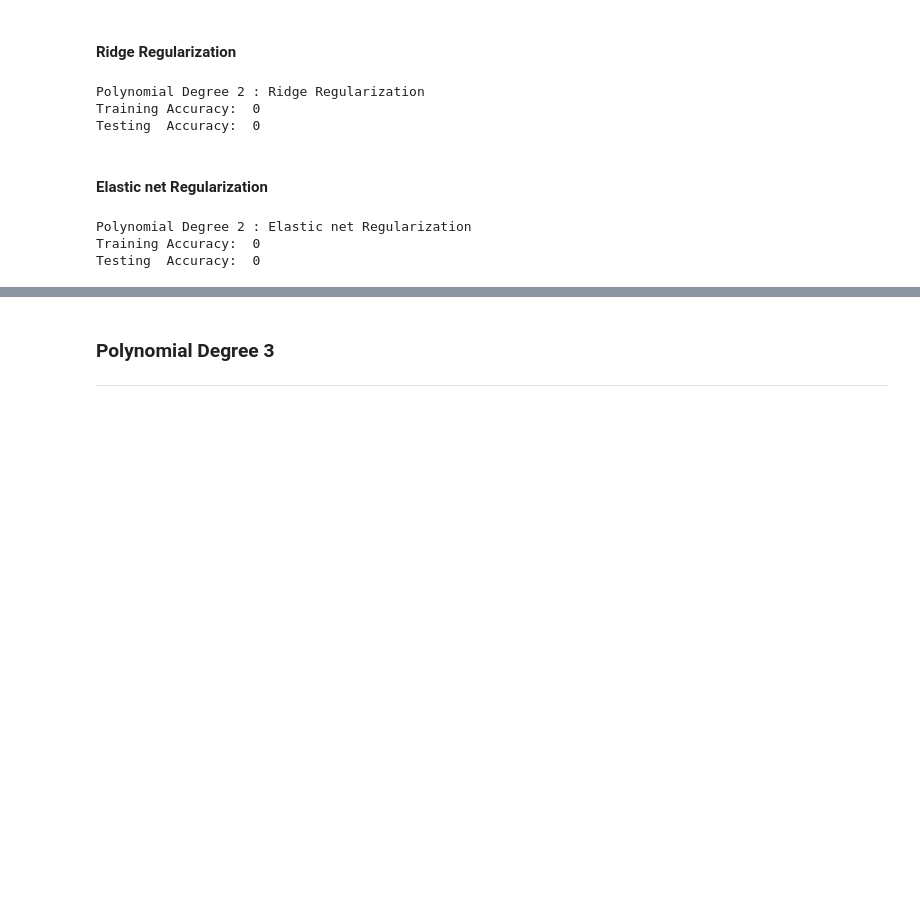
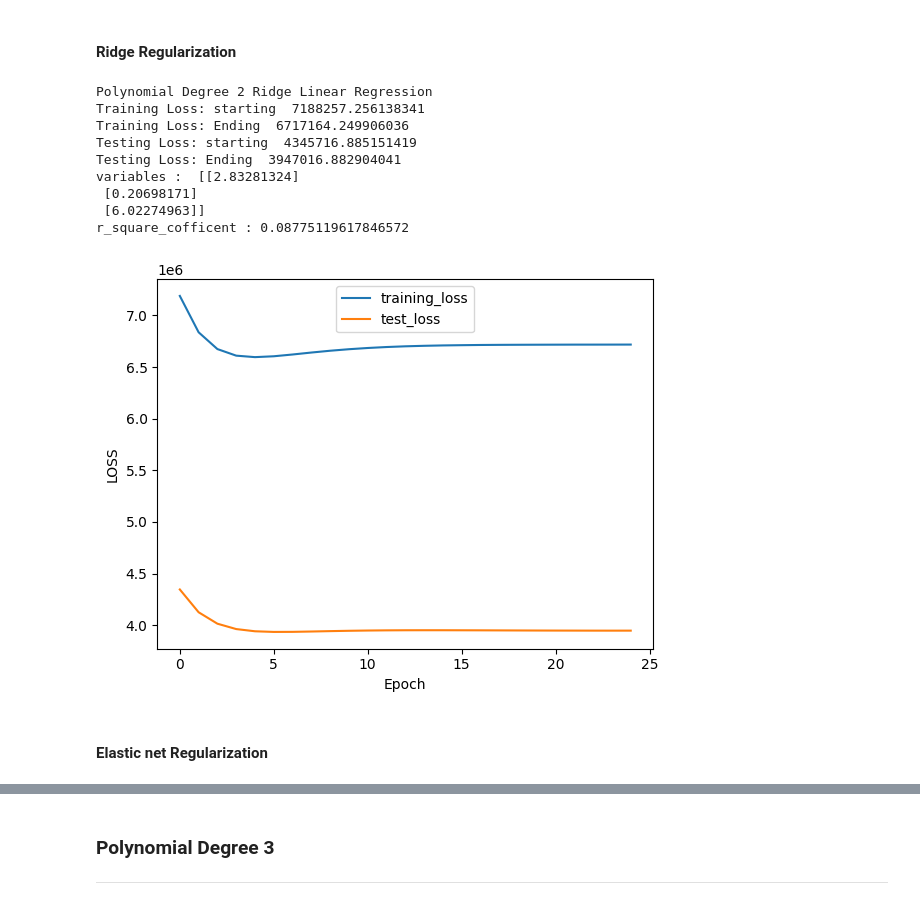
Before and after one commit to narendra974/AIMLOPS_IISC, a Jupyter notebook: Assignment_1.ipynb, the cells around one changed output, grey strips where cells are left out. Saved outputs shown, nothing was run; the diff lists cells and outputs as text; code cells hidden in the pictures; blank space fills up the shorter version.

```diff
--- a/Assignment_1.ipynb
+++ b/Assignment_1.ipynb
@@ -525,6 +527,8 @@ r_square_cofficent : 0.6830581981743098
 # %%
 ### Write your code here
 ## Define a new hypothesis function by adding a Ridge regularizer
+## y = ax^2 + bx + c
+## cost function = MSE + lambda_penality2 * (a^2 + b^2)  * (1/num_features)
 ## to the 2nd order hypothesis function that you defined earlier
 ## Use polynomial regression to train the model
 ## Compute the training and testing accuracy
@@ -541,67 +545,64 @@ def calculate_gradients_ridge(Y, Y_predicted, X, variables):
   gradients = (1 / n) * np.sum(npmul, 0)
   lamda_add = np.random.randint(low=-10, high=10, size=(1, degree+1))
   for i in range(m):
-    lamda_add[0, i] = lambda_penality2 *  (1 / (2 * n)) *
+    lamda_add[0, i] = lambda_penality2 *  (1 / (2 * n)) * variables[0, i]
   lamda_add[0, -1]=0
   return gradients+lamda_add
 
 def compute_loss_ridge(Y,Y_predicted, variables):
   n = Y.shape[0] # of data samples
   m = variables.shape[0]-2 # removing bais term -> this is number of features.
   remove_bais_variables = variables[:-1, :]
   return (1 / (2 * n)) * ( np.sum((Y-Y_predicted)**2) + lambda_penality2 * np.sum(np.square(remove_bais_variables)) )
 
 
 def train_ridge(X1_train, X1_test, degree, epoch, learning_rate = 0.001):
   n = X1_train.shape[0]
   variables = np.random.randint(low=-10, high=10, size=(degree+1,1))
   X1_train_features = transform_X_train(X1_train, degree)
   X1_test_features = transform_X_train(X1_test, degree)
   train_errors = []
   test_errors = []
 
   for i in range(epoch):
     Y1_train_predicted = predict(X1_train_features, variables)
     # print('Y1_train_predicted : ', Y1_train_predicted)
     train_errors.append(compute_loss_ridge(Y1_train, Y1_train_predicted, variables))
     Y1_test_predicted = predict(X1_test_features, variables)
     test_errors.append(compute_loss_ridge(Y1_test, Y1_test_predicted, variables))
     # print('Y1_train : ', Y1_train)
     gradients = calculate_gradients_ridge(Y1_train, Y1_train_predicted, X1_train_features, variables)
     # print('gradients ', gradients)
     variables = variables - (learning_rate * gradients.T.reshape(-1, 1))
     # print('modfied variables : ', variables)
   return variables, train_errors, test_errors
+
+
+degree = 2
+epoch = 25
+learning_rate = 0.0001
+variables, loss_train, loss_test = train_ridge(X1_train, X1_test, degree, epoch, learning_rate)
+
+print("Polynomial Degree 2 Ridge Linear Regression")
+print("Training Loss: starting ", loss_train[0])
+print("Training Loss: Ending ", loss_train[-1])
+print("Testing Loss: starting ", loss_test[0])
+print("Testing Loss: Ending ", loss_test[-1])
+print("variables : ", variables)
+print('r_square_cofficent :', r_square_coffient(Y1_test, predict(transform_X_train(X1_test, degree), variables)))
+
+plot = draw(loss_train, loss_test)
+plot.show()
 # %% [output]
-Polynomial Degree 2 : Ridge Regularization
-Training Accuracy:  0
-Testing  Accuracy:  0
+Polynomial Degree 2 Ridge Linear Regression
+Training Loss: starting  7188257.256138341
+Training Loss: Ending  6717164.249906036
+Testing Loss: starting  4345716.885151419
+Testing Loss: Ending  3947016.882904041
+variables :  [[2.83281324]
+ [0.20698171]
+ [6.02274963]]
+r_square_cofficent : 0.08775119617846572
+[figure, added]
 # %% [markdown]
 #### Elastic net Regularization
-# %%
-### Write your code here
-## Define a new hypothesis function by adding a Elastic net regularizer
-## to the 2nd order hypothesis function that you defined earlier
-
-
-
-## Use polynomial regression to train the model
-
-
-
-## Compute the training and testing accuracy
-
-
-
-## Print the training and testing accuracy
-## update the below two variables to print the model's accuracy
-accuracy_train = 0
-accuracy_test = 0
-
-print("Polynomial Degree 2 : Elastic net Regularization")
-print("Training Accuracy: ", accuracy_train)
-print("Testing  Accuracy: ", accuracy_test)
-# %% [output]
-Polynomial Degree 2 : Elastic net Regularization
-Training Accuracy:  0
-Testing  Accuracy:  0
```
Also changed, not shown: parts of 11 cells of this notebook.
